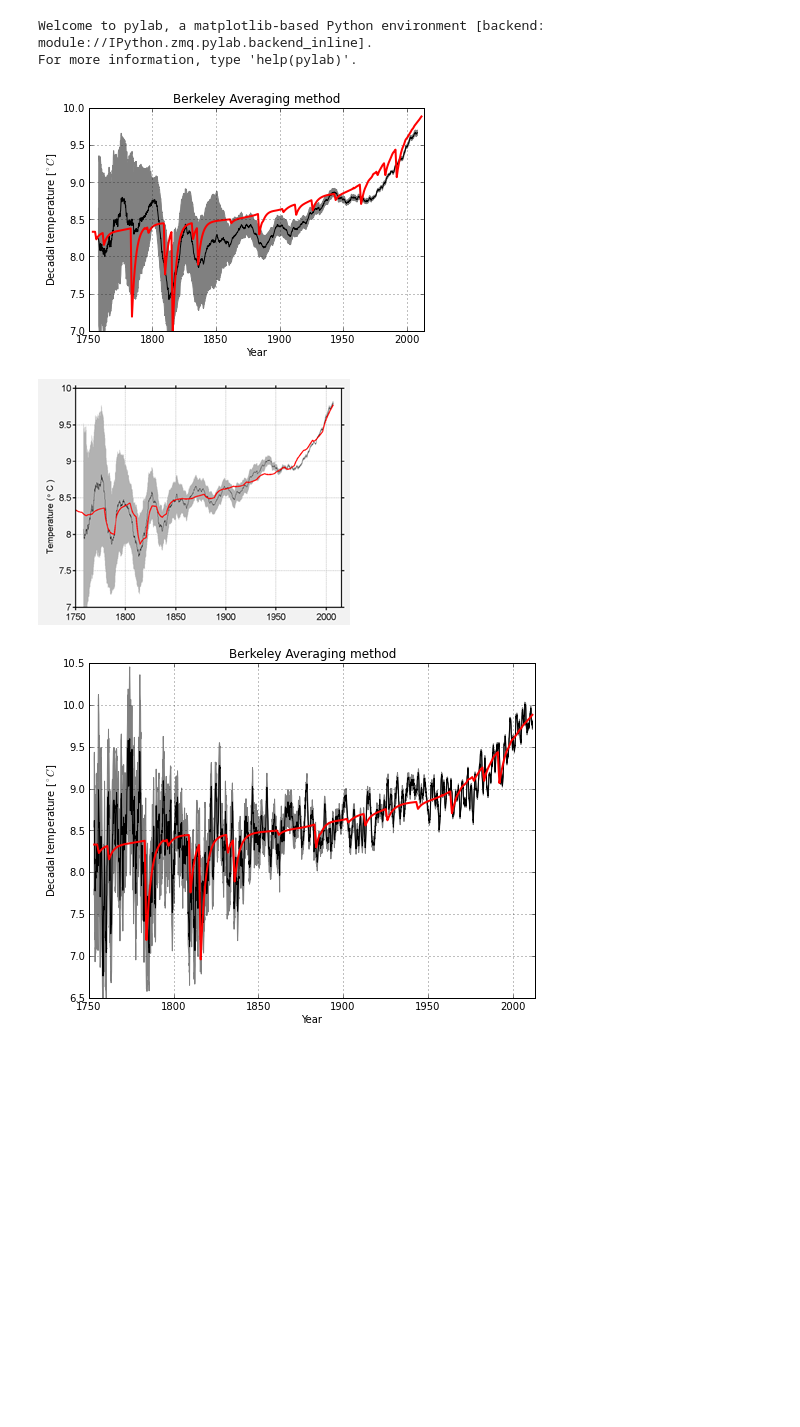
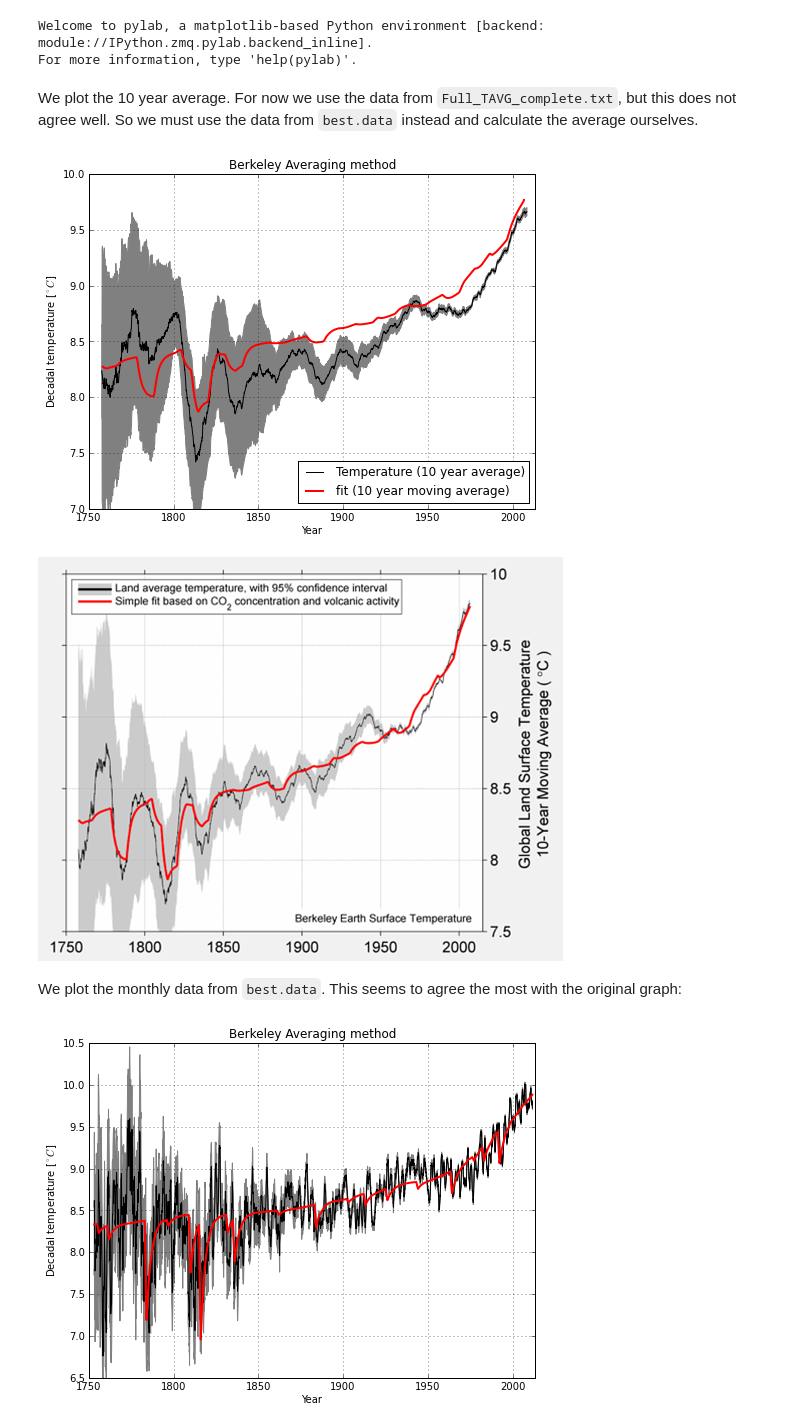
Before and after one commit to certik/climate, a Jupyter notebook: Berkeley fit.ipynb, the cells around one changed output. Cells and saved outputs as stored; diff of their text form; code cells hidden in the pictures; blank space fills up the shorter version.

Commit message:
Add larger graph, update plots

```diff
--- a/Berkeley fit.ipynb
+++ b/Berkeley fit.ipynb
@@ -22,34 +27,45 @@ years2 = years_int + (months-1) / 12
 temp10 = D[:, 8] + T0
 unc10 = D[:, 9]
 # %%
-def running_average(temp):
+def running_average(temp, n=6):
+    """
+    Calculates centered running average from -n to +n points (total of 2n+1 points).
+
+    Example: if n = 6 and the data is monthly, then this function calculates the centered 13 month running average.
+    """
     avg = temp.copy()
-    n = 6*5
     for i in range(n, size(temp)-n-1):
         avg[i] = average(temp[i-n:i+n+1])
     avg[:n] = NaN
     avg[-n:] = NaN
     return avg
+# %% [markdown]
+We plot the 10 year average. For now we use the data from `Full_TAVG_complete.txt`, but this does not agree well.
+So we must use the data from `best.data` instead and calculate the average ourselves.
 # %%
 alpha =  8.3421049
 beta  =  4.4663687
 gamma = -0.0151461
 fit = alpha + beta * log_CO2 + gamma * volcanic
 
+figure(figsize=(8, 6))
 fill_between(years2, temp10+unc10, temp10-unc10, color="gray")
-plot(years2, temp10, "k-")
-plot(years, fit, "r-", lw=2)
+plot(years2, temp10, "k-", label="Temperature (10 year average)")
+plot(years, running_average(fit, 60), "r-", lw=2, label="fit (10 year moving average)")
 xlabel("Year")
 ylabel("Decadal temperature [$^\circ C$]")
 title("Berkeley Averaging method")
 xlim([1750, 2013])
 ylim([7, 10])
 grid()
+legend(loc="lower right")
 show()
-Image(filename="data/decadal.png")
+Image(filename="data/decadal-with-forcing-small.png")
 # %% [output]
-[figure, old version]
+[figure, new version]
-[figure, old version]
+[figure, new version]
+# %% [markdown]
+We plot the monthly data from `best.data`. This seems to agree the most with the original graph:
 # %%
 figure(figsize=(8, 6))
 fill_between(years, temp+unc, temp-unc, color="gray")
```
Also changed, not shown: parts of 4 cells of this notebook, 1 other file.
